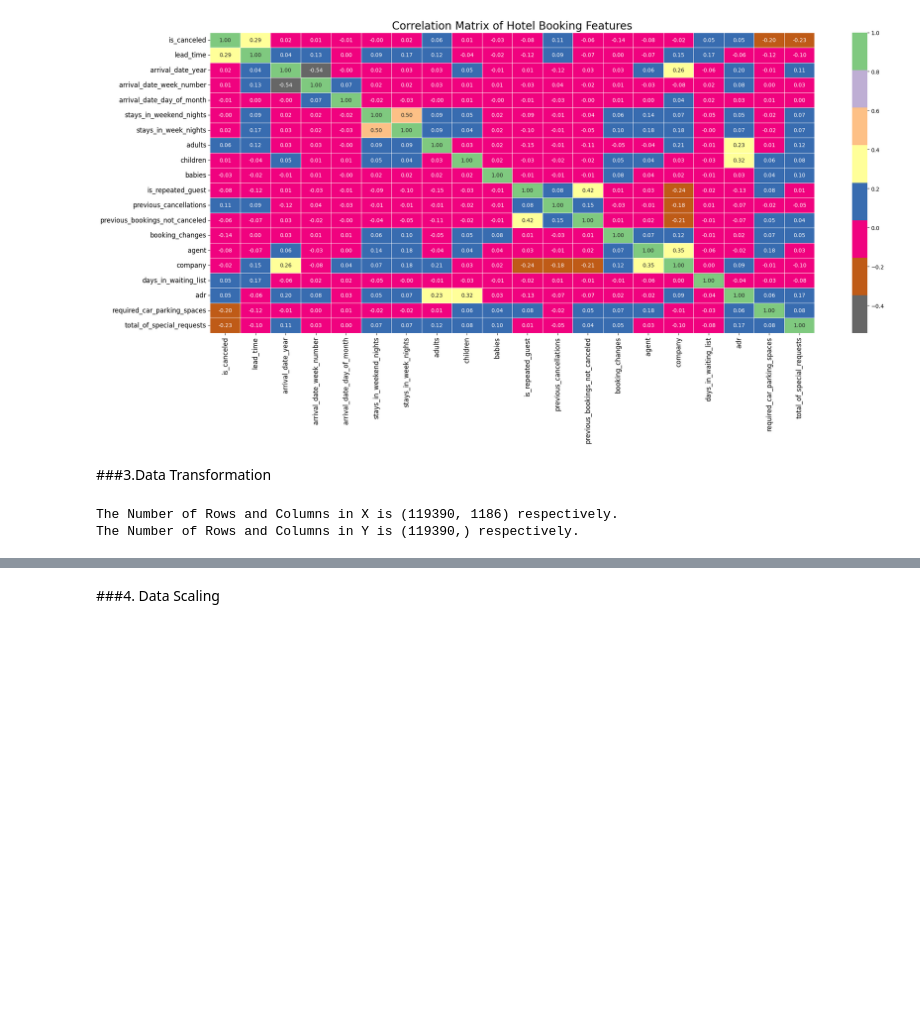
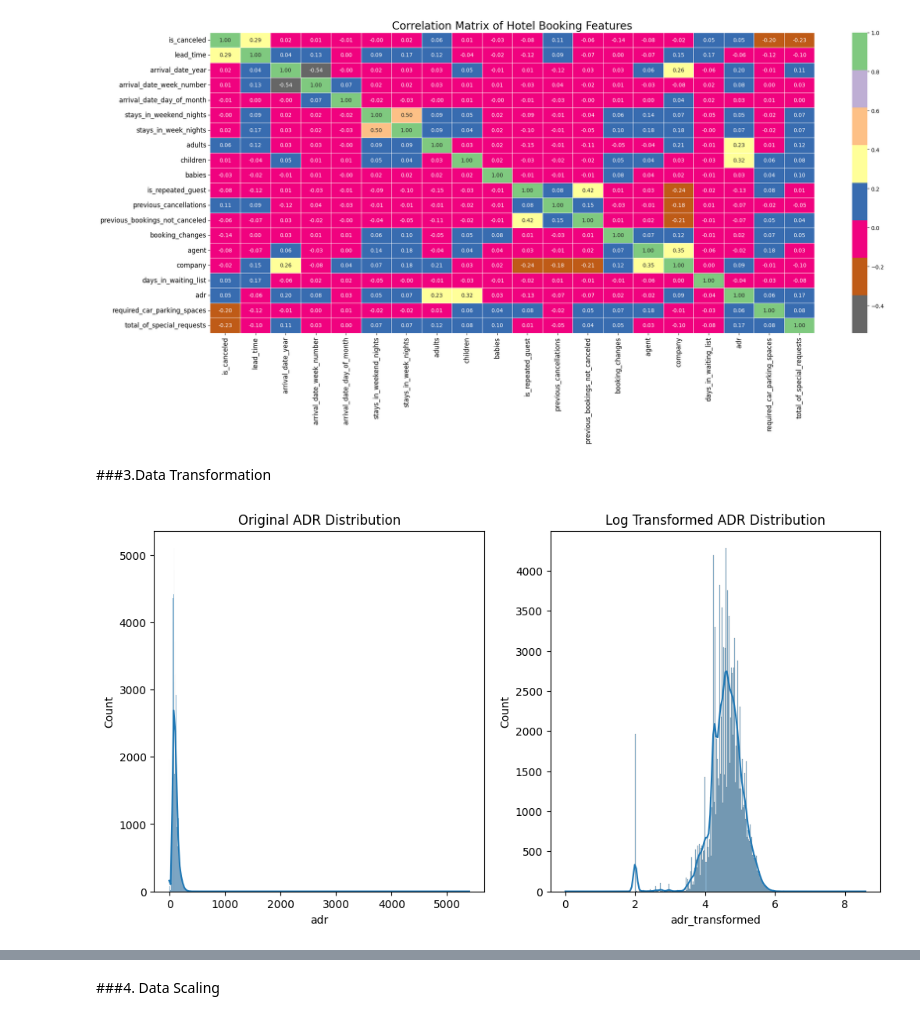
Before and after one commit to PujaH-DS/-Sample-EDA-Submission-HOTEL-BOOKING-Puja, a Jupyter notebook: Sample_EDA_Submission(HOTEL_BOOKING_)_Puja.ipynb, the cells around one changed output, grey strips where cells are left out. Saved outputs shown, nothing was run; the diff lists cells and outputs as text; code cells hidden in the pictures; blank space fills up the shorter version.

```diff
--- a/Sample_EDA_Submission(HOTEL_BOOKING_)_Puja.ipynb
+++ b/Sample_EDA_Submission(HOTEL_BOOKING_)_Puja.ipynb
@@ -1442,22 +1544,27 @@ plt.show()
 [figure]
 # %% [markdown]
 ###3.Data Transformation
-# %%
-import pandas as pd
-from sklearn.preprocessing import StandardScaler
-
-# Load your dataset
-df = pd.read_csv('/content/Hotel Bookings - Hotel Bookings.csv.csv')
-
-# Define the dependent variable (Y) and the independent variables (X)
-Y = df['is_canceled']
-X = df.drop(['is_canceled'], axis=1)  # Dropping the dependent variable from the feature set
-
-
-
-# Print the shape of X_scaled and Y
-print(f"The Number of Rows and Columns in X is {X_scaled.shape} respectively.")
-print(f"The Number of Rows and Columns in Y is {Y.shape} respectively.")
-# %% [output]
-The Number of Rows and Columns in X is (119390, 1186) respectively.
-The Number of Rows and Columns in Y is (119390,) respectively.
+# %%
+import numpy as np
+
+# Check if there are any zero or negative values in 'adr'
+if any(hb_df['adr'] <= 0):
+    # Shift the data if there are non-positive values
+   hb_df['adr_transformed'] = np.log(hb_df['adr'] + 1 - hb_df['adr'].min())
+else:
+    # Apply log transformation directly
+    hb_df['adr_transformed'] = np.log(hb_df['adr'])
+
+# Plotting the original and transformed data to compare
+import matplotlib.pyplot as plt
+import seaborn as sns
+
+fig, ax = plt.subplots(1, 2, figsize=(12, 6))
+sns.histplot(hb_df['adr'], kde=True, ax=ax[0])
+ax[0].set_title('Original ADR Distribution')
+sns.histplot(hb_df['adr_transformed'], kde=True, ax=ax[1])
+ax[1].set_title('Log Transformed ADR Distribution')
+
+plt.show()
+# %% [output]
+[figure, added]
```
Also changed, not shown: parts of 78 cells of this notebook.
